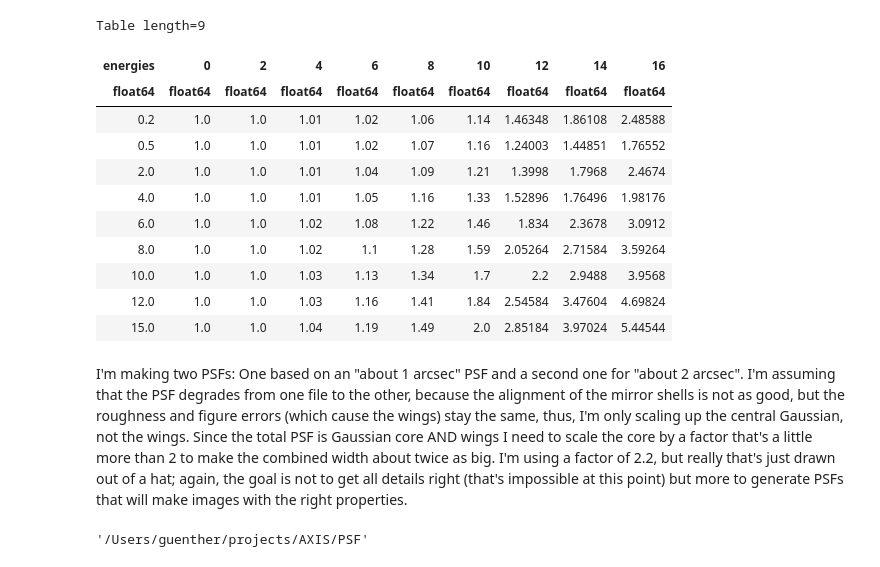
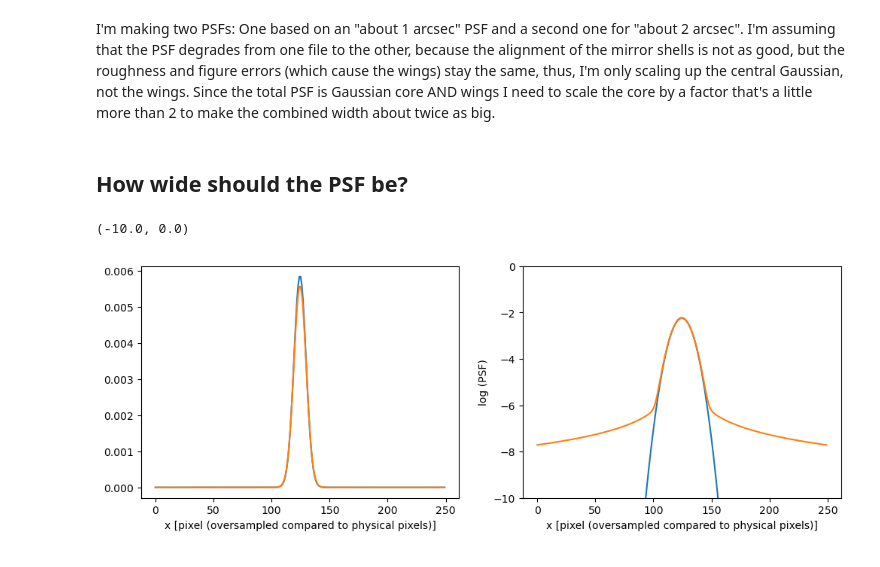
Before and after one commit to hamogu/AXIS, a Jupyter notebook: PSF/Generate_PSF_for_SIXTE.ipynb, the cells around one changed output. Drawn from its saved outputs; the diff is of its cells as text; code cells hidden in the pictures.

```diff
--- a/PSF/Generate_PSF_for_SIXTE.ipynb
+++ b/PSF/Generate_PSF_for_SIXTE.ipynb
@@ -131,18 +125,3 @@ gamma = {0.2: 0.02, # blue line above
-# %%
-FWHMtab
-# %% [output]
-Table length=9
-| energies | 0 | 2 | 4 | 6 | 8 | 10 | 12 | 14 | 16 |
-| float64 | float64 | float64 | float64 | float64 | float64 | float64 | float64 | float64 | float64 |
-| 0.2 | 1.0 | 1.0 | 1.01 | 1.02 | 1.06 | 1.14 | 1.46348 | 1.86108 | 2.48588 |
-| 0.5 | 1.0 | 1.0 | 1.01 | 1.02 | 1.07 | 1.16 | 1.24003 | 1.44851 | 1.76552 |
-| 2.0 | 1.0 | 1.0 | 1.01 | 1.04 | 1.09 | 1.21 | 1.3998 | 1.7968 | 2.4674 |
-| 4.0 | 1.0 | 1.0 | 1.01 | 1.05 | 1.16 | 1.33 | 1.52896 | 1.76496 | 1.98176 |
-| 6.0 | 1.0 | 1.0 | 1.02 | 1.08 | 1.22 | 1.46 | 1.834 | 2.3678 | 3.0912 |
-| 8.0 | 1.0 | 1.0 | 1.02 | 1.1 | 1.28 | 1.59 | 2.05264 | 2.71584 | 3.59264 |
-| 10.0 | 1.0 | 1.0 | 1.03 | 1.13 | 1.34 | 1.7 | 2.2 | 2.9488 | 3.9568 |
-| 12.0 | 1.0 | 1.0 | 1.03 | 1.16 | 1.41 | 1.84 | 2.54584 | 3.47604 | 4.69824 |
-| 15.0 | 1.0 | 1.0 | 1.04 | 1.19 | 1.49 | 2.0 | 2.85184 | 3.97024 | 5.44544 |
 # %%
 def PSF_voigt(n_pix, energy, offaxis, FWHMscale=1):
     '''Currently, only to for energies that match table exactly.
@@ -171,11 +151,26 @@ def make_psf_file(filename, FWHMscale=1):
     hdus.writeto(filename, overwrite=True)
 # %% [markdown]
 I'm making two PSFs: One based on an "about 1 arcsec" PSF and a second one for "about 2 arcsec". I'm assuming that the PSF degrades from one file to the other, because the alignment of the mirror shells is not as good, but the roughness and figure errors (which cause the wings) stay the same, thus, I'm only scaling up the central Gaussian, not the wings.
-Since the total PSF is Gaussian core AND wings I need to scale the core by a factor that's a little more than 2 to make the combined width about twice as big. I'm using a factor of 2.2, but really that's just drawn out of a hat; again, the goal is not to get all details right (that's impossible at this point) but more to generate PSFs that will make images with the right properties.
+Since the total PSF is Gaussian core AND wings I need to scale the core by a factor that's a little more than 2 to make the combined width about twice as big.
 # %%
 make_psf_file('axis_psf_v3.1_voigt_1arcsec.fits', FWHMscale=1)
 make_psf_file('axis_psf_v3.1_voigt_2arcsec.fits', FWHMscale=2.2)
+# %% [markdown]
+## How wide should the PSF be?
 # %%
-pwd
+arr = image_voigt(250, 1., 0.001, pixel_per_arcsec=12.5)
+
+fig, axes = plt.subplots(ncols=2, figsize=(12, 4))
+axes[0].plot(hdus[0].data[125, :])
+axes[0].plot(arr[125, :])
+axes[1].plot(np.log10(hdus[0].data[125, :]))
+axes[1].plot(np.log10(arr[125, :]))
+for ax in axes:
+    ax.set_xlabel('x [pixel (oversampled compared to physical pixels)]')
+
+axes[1].set_ylabel('PSF')
+out = axes[1].set_ylabel('log (PSF)')
+axes[1].set_ylim(-10, -0)
 # %% [output]
-'/Users/guenther/projects/AXIS/PSF'
+(-10.0, 0.0)
+[figure, added]
```
Also changed, not shown: parts of 30 cells of this notebook.
